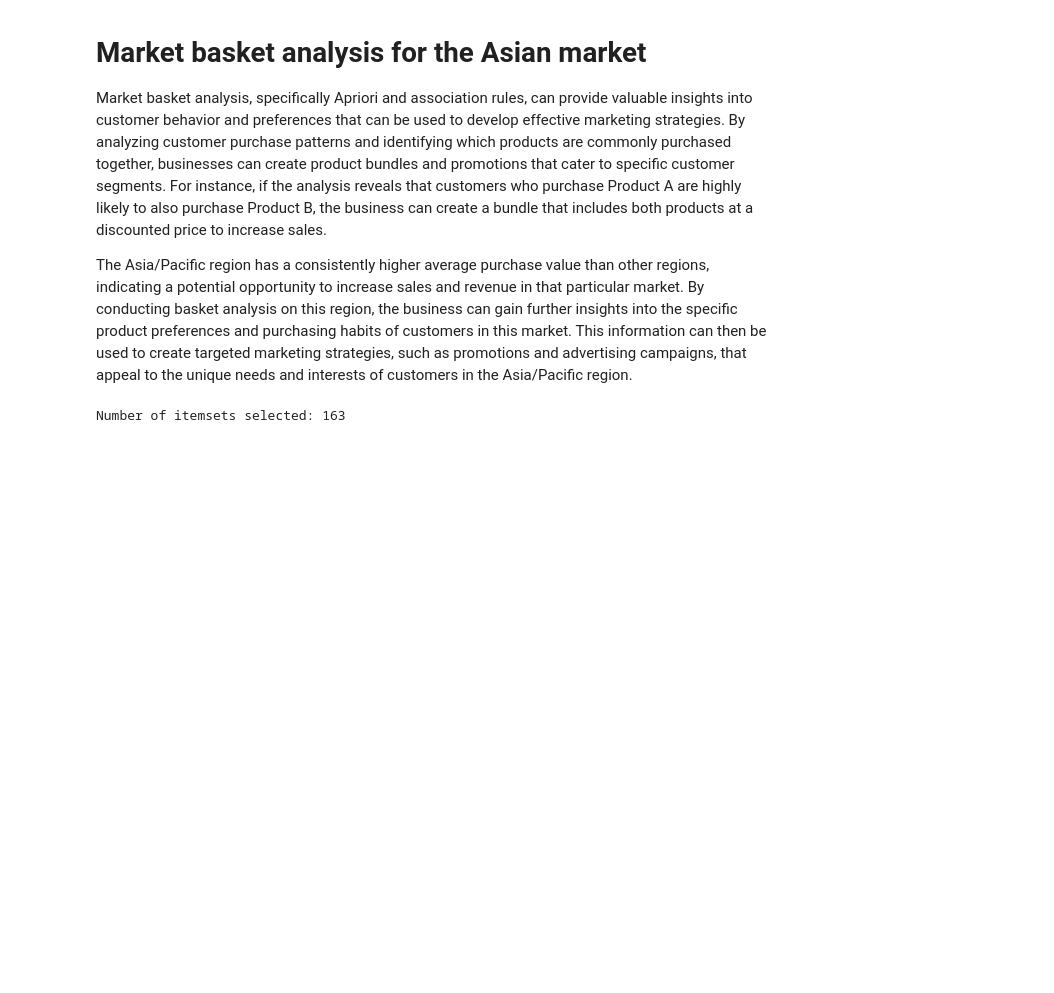
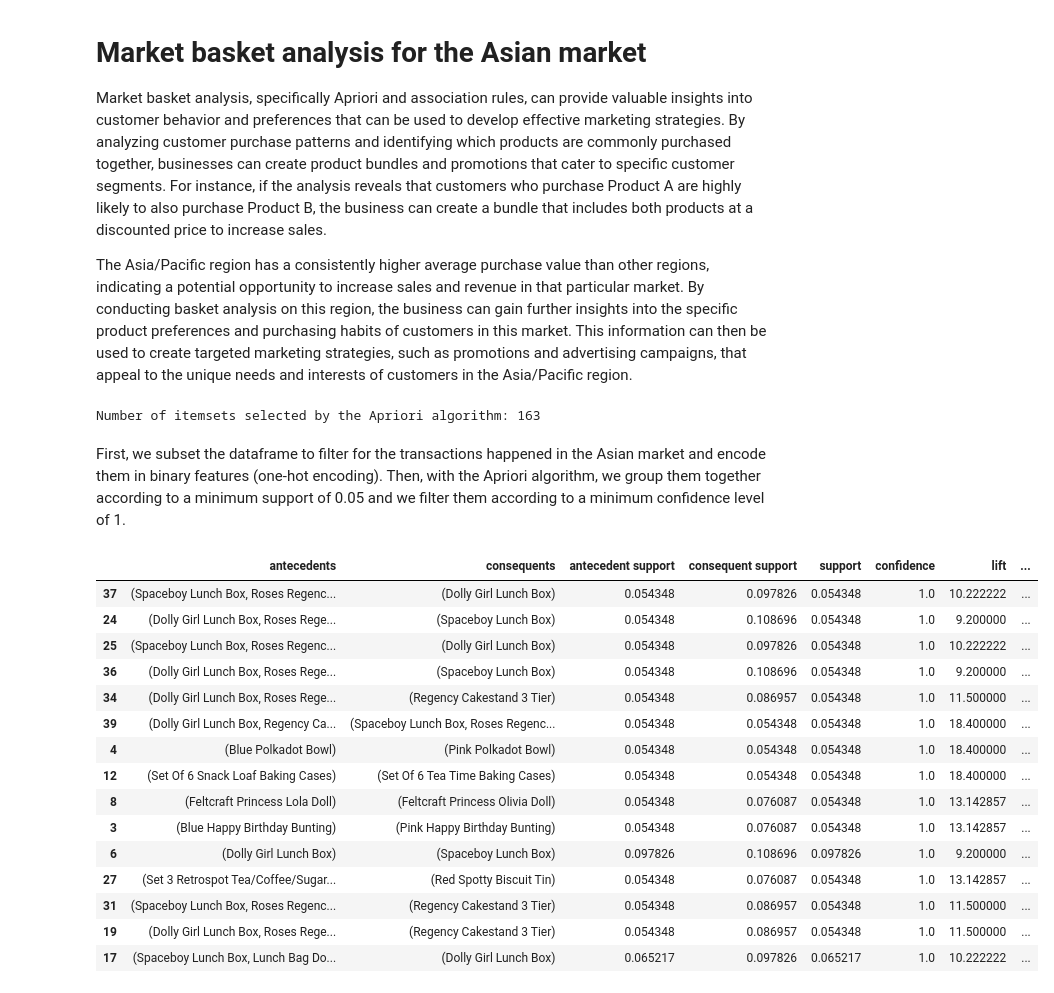
Before and after one commit to antobzzll/Analytics-Portfolio, a Jupyter notebook: Business Analytics/Market Basket Analysis/e-commerce-analytics.ipynb, the cells around one changed output. Cells and saved outputs as stored; diff of their text form; code cells hidden in the pictures; blank space fills up the shorter version.

```diff
--- a/Business Analytics/Market Basket Analysis/e-commerce-analytics.ipynb
+++ b/Business Analytics/Market Basket Analysis/e-commerce-analytics.ipynb
@@ -481,7 +483,34 @@ frequent_itemsets = apriori(onehot,
                             min_support = 0.05,
                             max_len = 5,
                             use_colnames = True)
-print('Number of itemsets selected:', len(frequent_itemsets))
+print('Number of itemsets selected by the Apriori algorithm:', len(frequent_itemsets))
 # %% [output]
-Number of itemsets selected: 163
+Number of itemsets selected by the Apriori algorithm: 163
+# %% [markdown]
+First, we subset the dataframe to filter for the transactions happened in the Asian market and encode them in binary features (one-hot encoding). Then, with the Apriori algorithm, we group them together according to a minimum support of 0.05 and we filter them according to a minimum confidence level of 1.
+# %%
+# Computing association rules for the frequent itemsets, and filtering by confidence == 1
+rules = association_rules(frequent_itemsets, metric='confidence', min_threshold=1)
+
+# Adding number of items in the itemsets
+rules['n_antecedents'] = rules['antecedents'].apply(lambda x: len(x))
+rules['n_consequents'] = rules['consequents'].apply(lambda x: len(x))
+rules.sample(15, random_state=42)
+# %% [output]
+|  | antecedents | consequents | antecedent support | consequent support | support | confidence | lift | ... |
+| 37 | (Spaceboy Lunch Box, Roses Regenc... | (Dolly Girl Lunch Box) | 0.054348 | 0.097826 | 0.054348 | 1.0 | 10.222222 | ... |
+| 24 | (Dolly Girl Lunch Box, Roses Rege... | (Spaceboy Lunch Box) | 0.054348 | 0.108696 | 0.054348 | 1.0 | 9.200000 | ... |
+| 25 | (Spaceboy Lunch Box, Roses Regenc... | (Dolly Girl Lunch Box) | 0.054348 | 0.097826 | 0.054348 | 1.0 | 10.222222 | ... |
+| 36 | (Dolly Girl Lunch Box, Roses Rege... | (Spaceboy Lunch Box) | 0.054348 | 0.108696 | 0.054348 | 1.0 | 9.200000 | ... |
+| 34 | (Dolly Girl Lunch Box, Roses Rege... | (Regency Cakestand 3 Tier) | 0.054348 | 0.086957 | 0.054348 | 1.0 | 11.500000 | ... |
+| 39 | (Dolly Girl Lunch Box, Regency Ca... | (Spaceboy Lunch Box, Roses Regenc... | 0.054348 | 0.054348 | 0.054348 | 1.0 | 18.400000 | ... |
+| 4 | (Blue Polkadot Bowl) | (Pink Polkadot Bowl) | 0.054348 | 0.054348 | 0.054348 | 1.0 | 18.400000 | ... |
+| 12 | (Set Of 6 Snack Loaf Baking Cases) | (Set Of 6 Tea Time Baking Cases) | 0.054348 | 0.054348 | 0.054348 | 1.0 | 18.400000 | ... |
+| 8 | (Feltcraft Princess Lola Doll) | (Feltcraft Princess Olivia Doll) | 0.054348 | 0.076087 | 0.054348 | 1.0 | 13.142857 | ... |
+| 3 | (Blue Happy Birthday Bunting) | (Pink Happy Birthday Bunting) | 0.054348 | 0.076087 | 0.054348 | 1.0 | 13.142857 | ... |
+| 6 | (Dolly Girl Lunch Box) | (Spaceboy Lunch Box) | 0.097826 | 0.108696 | 0.097826 | 1.0 | 9.200000 | ... |
+| 27 | (Set 3 Retrospot Tea/Coffee/Sugar... | (Red Spotty Biscuit Tin) | 0.054348 | 0.076087 | 0.054348 | 1.0 | 13.142857 | ... |
+| 31 | (Spaceboy Lunch Box, Roses Regenc... | (Regency Cakestand 3 Tier) | 0.054348 | 0.086957 | 0.054348 | 1.0 | 11.500000 | ... |
+| 19 | (Dolly Girl Lunch Box, Roses Rege... | (Regency Cakestand 3 Tier) | 0.054348 | 0.086957 | 0.054348 | 1.0 | 11.500000 | ... |
+| 17 | (Spaceboy Lunch Box, Lunch Bag Do... | (Dolly Girl Lunch Box) | 0.065217 | 0.097826 | 0.065217 | 1.0 | 10.222222 | ... |
 # %% [markdown]
```
Also changed, not shown: parts of 11 cells of this notebook.
